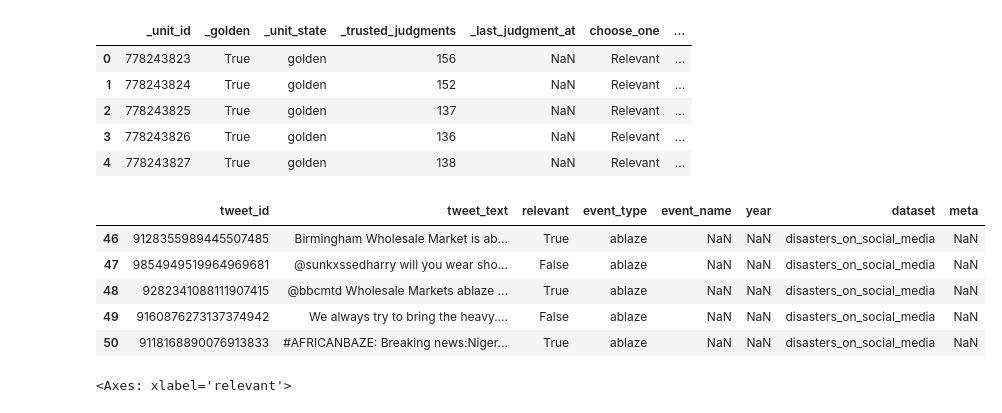
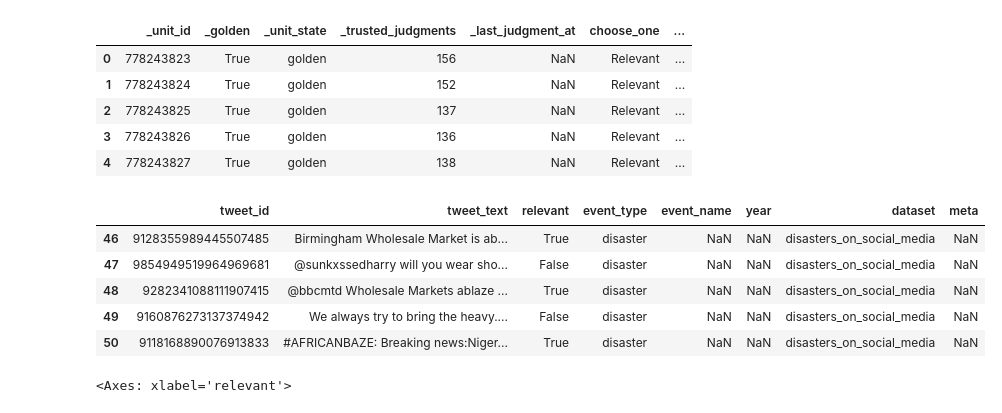
Before and after one commit to dhnhut/disaster-tweets, a Jupyter notebook: notebooks/0_dataset_DSM_Disasters_on_Social_Media.ipynb, the cells around one changed output. Drawn from its saved outputs; the diff is of its cells as text; code cells hidden in the pictures.

```diff
--- a/notebooks/0_dataset_DSM_Disasters_on_Social_Media.ipynb
+++ b/notebooks/0_dataset_DSM_Disasters_on_Social_Media.ipynb
@@ -49,39 +49,39 @@ import random
 random.seed(42)
 df["tweet_id"] = [
     random.randint(9000000000000000000, 9999999999999999999) for _ in range(len(df))
 ]
 
 df["relevant"] = df["choose_one"].apply(lambda x: True if x == "Relevant" else False)
-df["event_type"] = df["keyword"]
+df["event_type"] = 'disaster'
 df["event_name"] = np.nan
 df["year"] = np.nan
 df["dataset"] = "disasters_on_social_media"
 df["meta"] = {"tweet_id": "randonly_generated"}
 df['humanitarian_label'] = np.nan
 df.rename(columns={"text": "tweet_text"}, inplace=True)
 
 df.drop_duplicates(subset=["tweet_text"], inplace=True)
 
 df = df[
     [
         "tweet_id",
         "tweet_text",
         "relevant",
         "event_type",
         "event_name",
         "year",
         "dataset",
         "meta"
     ]
 ]
 df.head()
 # %% [output]
 |  | tweet_id | tweet_text | relevant | event_type | event_name | year | dataset | meta |
-| 46 | 9128355989445507485 | Birmingham Wholesale Market is ab... | True | ablaze | NaN | NaN | disasters_on_social_media | NaN |
-| 47 | 9854949519964969681 | @sunkxssedharry will you wear sho... | False | ablaze | NaN | NaN | disasters_on_social_media | NaN |
-| 48 | 9282341088111907415 | @bbcmtd Wholesale Markets ablaze ... | True | ablaze | NaN | NaN | disasters_on_social_media | NaN |
-| 49 | 9160876273137374942 | We always try to bring the heavy.... | False | ablaze | NaN | NaN | disasters_on_social_media | NaN |
-| 50 | 9118168890076913833 | #AFRICANBAZE: Breaking news:Niger... | True | ablaze | NaN | NaN | disasters_on_social_media | NaN |
+| 46 | 9128355989445507485 | Birmingham Wholesale Market is ab... | True | disaster | NaN | NaN | disasters_on_social_media | NaN |
+| 47 | 9854949519964969681 | @sunkxssedharry will you wear sho... | False | disaster | NaN | NaN | disasters_on_social_media | NaN |
+| 48 | 9282341088111907415 | @bbcmtd Wholesale Markets ablaze ... | True | disaster | NaN | NaN | disasters_on_social_media | NaN |
+| 49 | 9160876273137374942 | We always try to bring the heavy.... | False | disaster | NaN | NaN | disasters_on_social_media | NaN |
+| 50 | 9118168890076913833 | #AFRICANBAZE: Breaking news:Niger... | True | disaster | NaN | NaN | disasters_on_social_media | NaN |
 # %%
 df['relevant'].value_counts().plot(kind='bar')
 # %% [output]
```
Also changed, not shown: parts of 1 cell of this notebook, 14 other files.
